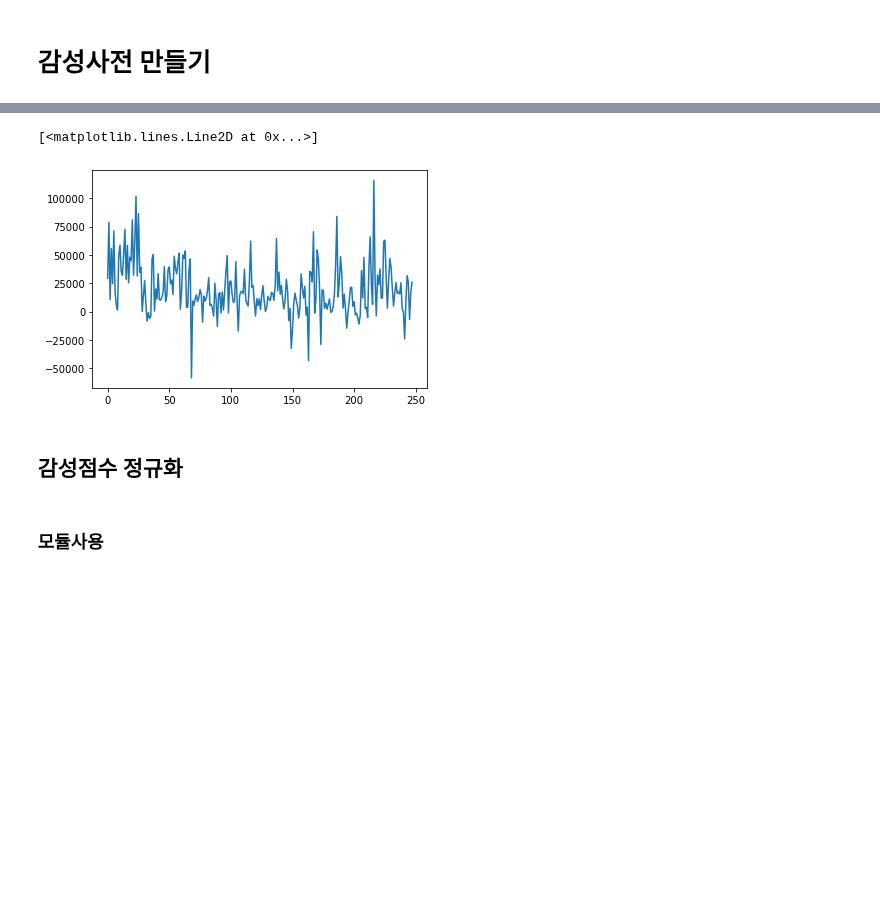
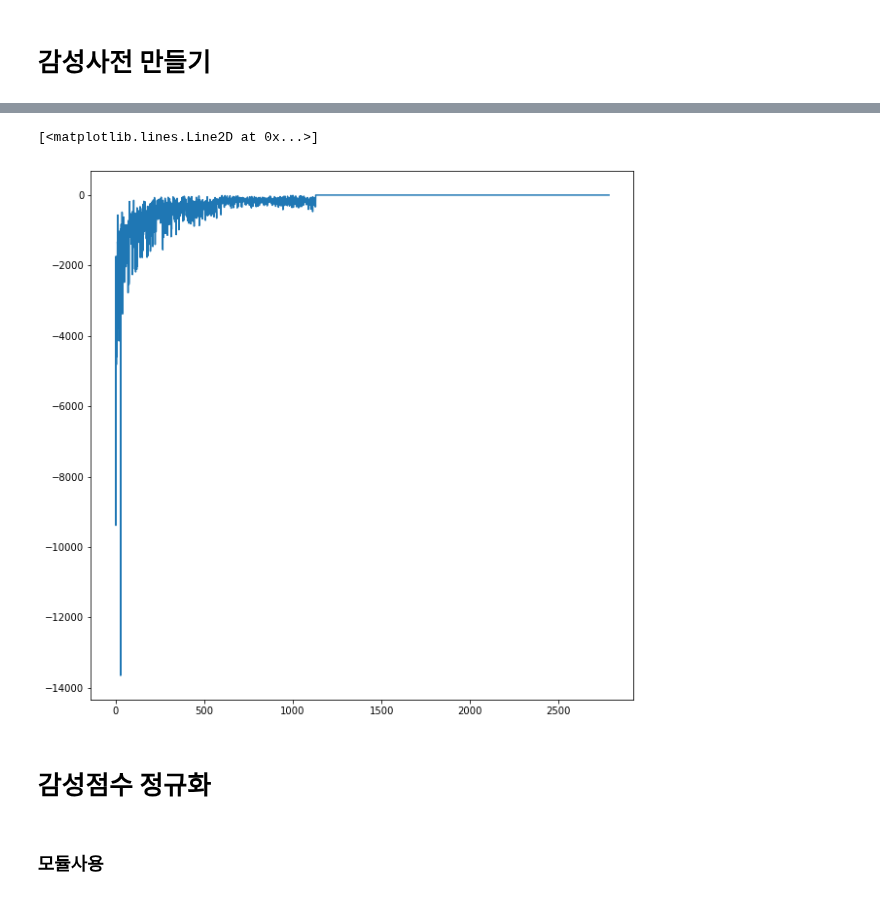
Before and after one commit to 21ckwj/fintech, a Jupyter notebook: 프로젝트4/감성사전만들기.ipynb, the cells around one changed output, grey strips where cells are left out. Cells and saved outputs as stored; diff of their text form; code cells hidden in the pictures; blank space fills up the shorter version.

```diff
--- a/프로젝트4/감성사전만들기.ipynb
+++ b/프로젝트4/감성사전만들기.ipynb
@@ -366,0 +613,17 @@ senti_lst
+# %%
+senti_words = df_senti2['index'].values # 감정사전 단어
+senti_score = df_senti2[0] # 감정사전 점수
+
+# df: 당일기사 모음
+
+score=0
+for d in range(len(df)):
+    news_words = df['clean_news'].iloc[d]  # (행별) 기사하나의 단어들
+
+    for word in news_words:
+        if word in senti_words:
+            score += senti_score.iloc[d]
+        else:
+            pass
+
+score
@@ -366,0 +634,3 @@ senti_lst
+# %%
+df_past = pd.read_csv('./data/라벨데이터_final/석유와가스_지수.csv',index_col=0)
+df_past.head()
@@ -366,0 +644,21 @@ senti_lst
+# %%
+df_past['clean_news'] = df_past.iloc[:,1].apply(preprocessing)
+# %%
+senti_words = df_senti2['index'].values # 감정사전 단어
+senti_score = df_senti2[0] # 감정사전 점수
+
+senti_lst = []
+
+for d in range(len(df_past)):
+    news_words = df_past['clean_news'].iloc[d] # (행별) 기사하나의 단어들
+
+    score = 0
+    for word in news_words:
+        if word in senti_words:
+            score += senti_score.iloc[d]
+        else:
+            continue
+
+    senti_lst.append(score)
+
+senti_lst
@@ -367,11 +683,12 @@ senti_lst
 # %%
 # 날짜별 감성점수
+plt.figure(figsize=(10,10))
 plt.plot(senti_lst)
 # %% [output]
 [<matplotlib.lines.Line2D at 0x...>]
-[figure, old version]
+[figure, new version]
 # %% [markdown]
-## 감성점수 정규화
+# 감성점수 정규화
 # %% [markdown]
 ### 모듈사용
 # %%
```
Also changed, not shown: parts of 64 cells of this notebook, 4 other files.
